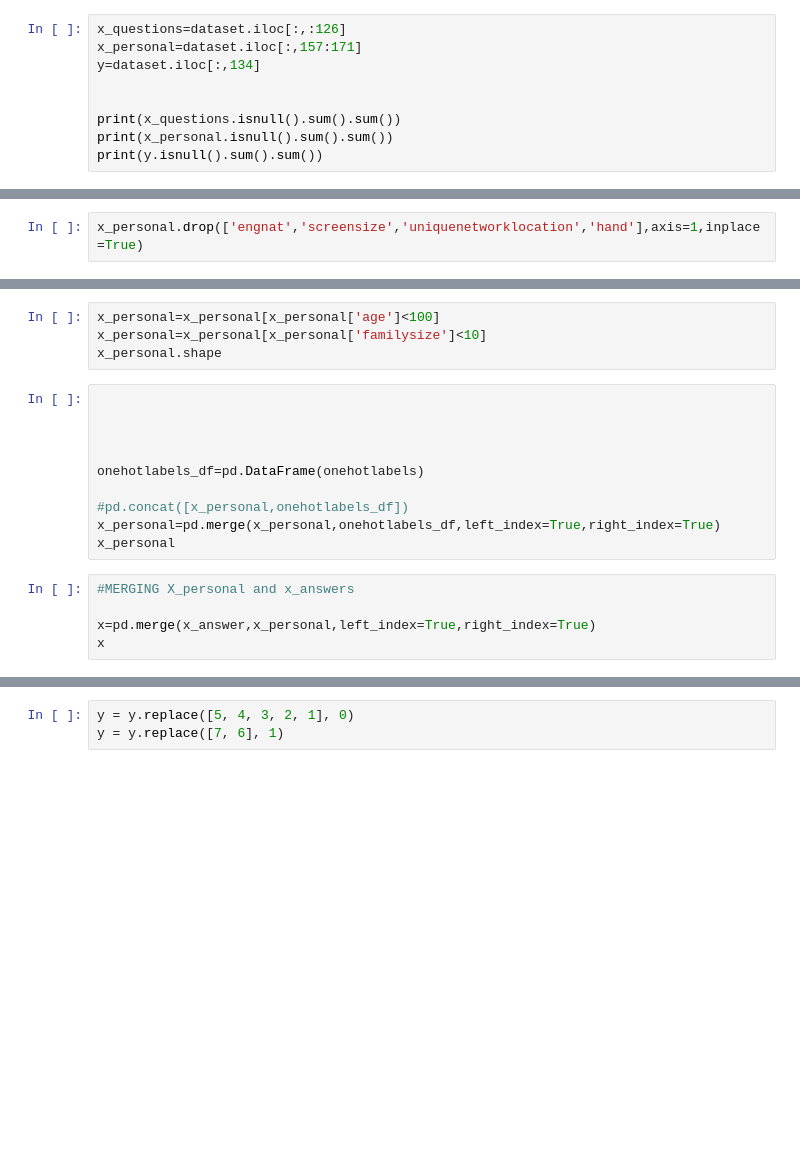
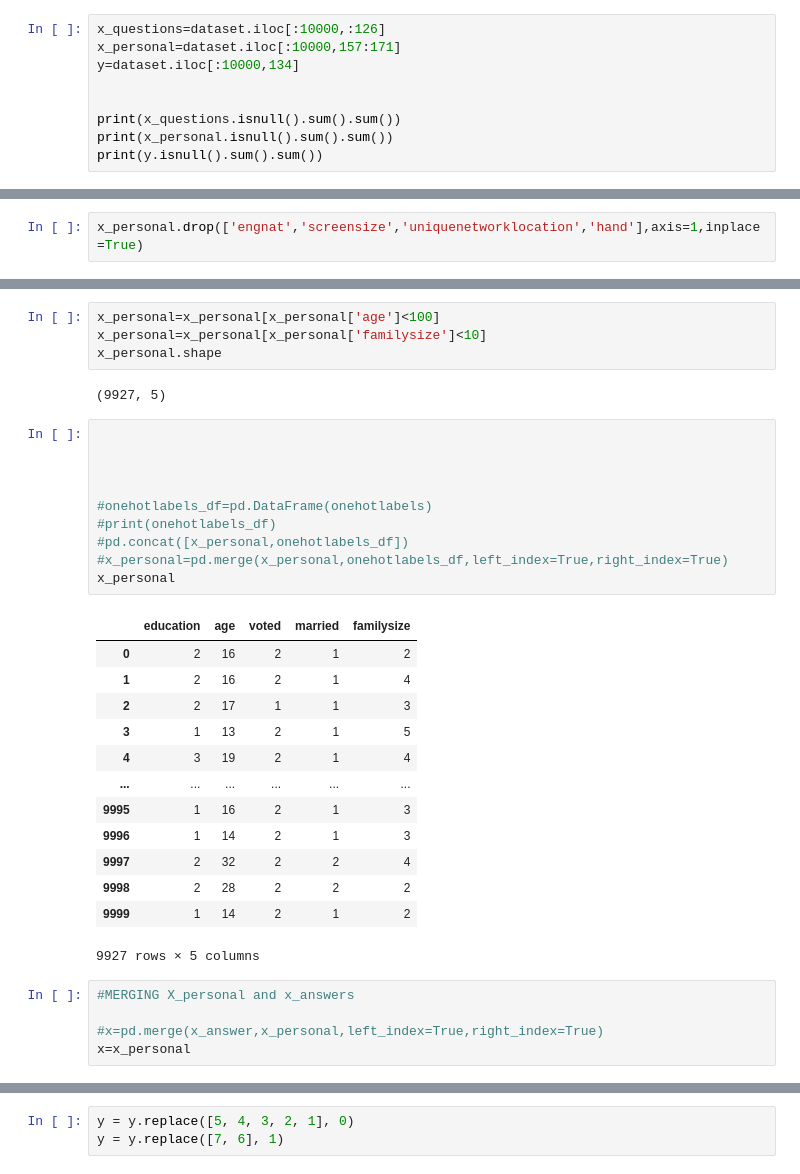
Before and after one commit to Rayyan1701/Anxiety-detection-using-ML, a Jupyter notebook: project.ipynb, the cells around one changed output, grey strips where cells are left out. Cells and saved outputs as stored; diff of their text form; blank space fills up the shorter version.

```diff
--- a/project.ipynb
+++ b/project.ipynb
@@ -26,9 +120,9 @@ for i in dataset.columns:
 # %%
 #Preprocessing
 # %%
-x_questions=dataset.iloc[:,:126]
-x_personal=dataset.iloc[:,157:171]
-y=dataset.iloc[:,134]
+x_questions=dataset.iloc[:10000,:126]
+x_personal=dataset.iloc[:10000,157:171]
+y=dataset.iloc[:10000,134]
 
 
 print(x_questions.isnull().sum().sum())
@@ -95,20 +281,36 @@ x_personal.describe()
 x_personal=x_personal[x_personal['age']<100]
 x_personal=x_personal[x_personal['familysize']<10]
 x_personal.shape
+# %% [output]
+(9927, 5)
 # %%
 
 
 
 
-onehotlabels_df=pd.DataFrame(onehotlabels)
-
+#onehotlabels_df=pd.DataFrame(onehotlabels)
+#print(onehotlabels_df)
 #pd.concat([x_personal,onehotlabels_df])
-x_personal=pd.merge(x_personal,onehotlabels_df,left_index=True,right_index=True)
+#x_personal=pd.merge(x_personal,onehotlabels_df,left_index=True,right_index=True)
 x_personal
+# %% [output]
+|  | education | age | voted | married | familysize |
+| 0 | 2 | 16 | 2 | 1 | 2 |
+| 1 | 2 | 16 | 2 | 1 | 4 |
+| 2 | 2 | 17 | 1 | 1 | 3 |
+| 3 | 1 | 13 | 2 | 1 | 5 |
+| 4 | 3 | 19 | 2 | 1 | 4 |
+| ... | ... | ... | ... | ... | ... |
+| 9995 | 1 | 16 | 2 | 1 | 3 |
+| 9996 | 1 | 14 | 2 | 1 | 3 |
+| 9997 | 2 | 32 | 2 | 2 | 4 |
+| 9998 | 2 | 28 | 2 | 2 | 2 |
+| 9999 | 1 | 14 | 2 | 1 | 2 |
+9927 rows × 5 columns
 # %%
 #MERGING X_personal and x_answers
 
-x=pd.merge(x_answer,x_personal,left_index=True,right_index=True)
-x
+#x=pd.merge(x_answer,x_personal,left_index=True,right_index=True)
+x=x_personal
 # %%
 x.describe()
```
Also changed, not shown: parts of 33 cells of this notebook.
